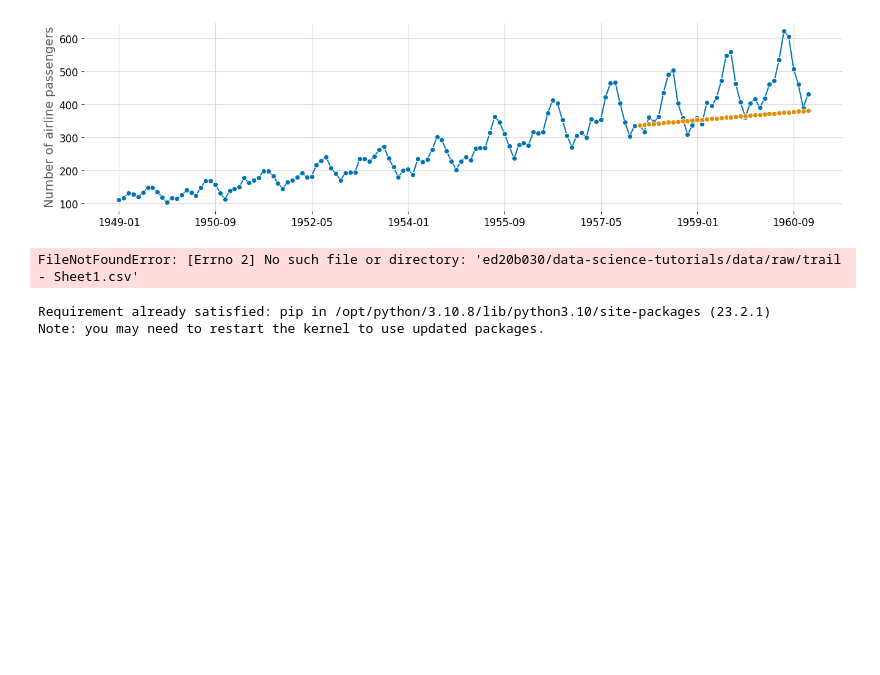
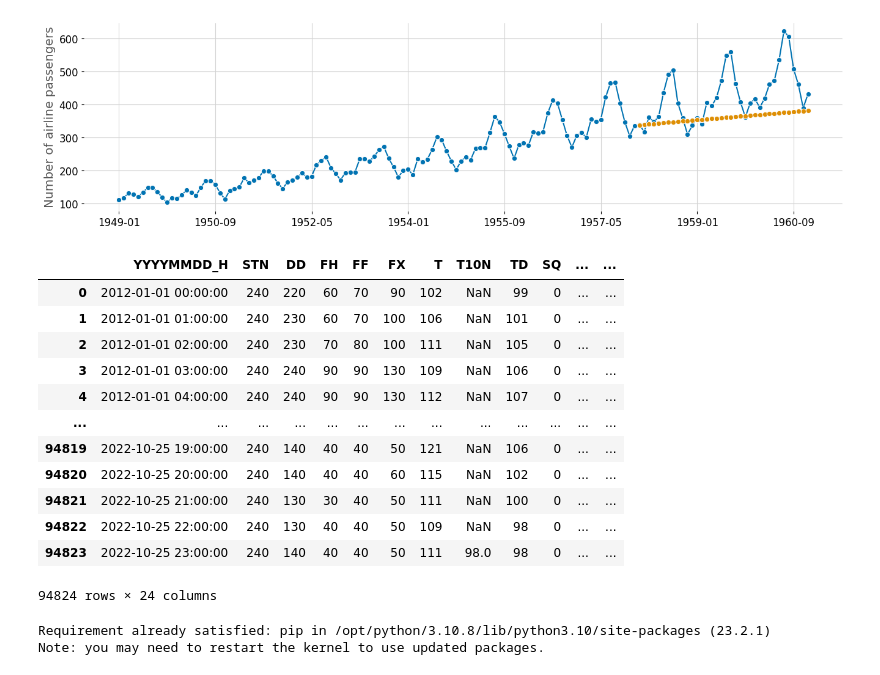
Before and after one commit to ed20b030/data-science-tutorials, a Jupyter notebook: notebooks/Predicting the Future with Sktime.ipynb, the cells around one changed output. Drawn from its saved outputs; the diff is of its cells as text; code cells hidden in the pictures; blank space fills up the shorter version.

```diff
--- a/notebooks/Predicting the Future with Sktime.ipynb
+++ b/notebooks/Predicting the Future with Sktime.ipynb
@@ -108,11 +108,24 @@ plot_series(y, y_pred)
 import numpy as np
 # %%
 # https://www.kaggle.com/datasets/fedesoriano/traffic-prediction-dataset
-biomass = pd.read_csv("ed20b030/data-science-tutorials/data/raw/trail - Sheet1.csv", skiprows = [x for x in range(2,2419)], usecols = [x for x in range(3,11)])
+biomass = pd.read_csv("data/raw/weather.csv")
+''' skiprows = [x for x in range(2,2419)], usecols = [x for x in range(3,11)])'''
 '''traffic = traffic.pivot(columns="Latitude", values="Vehicles")'''
 biomass
 # %% [output]
+|  | YYYYMMDD_H | STN | DD | FH | FF | FX | T | T10N | TD | SQ | ... | ... |
+| 0 | 2012-01-01 00:00:00 | 240 | 220 | 60 | 70 | 90 | 102 | NaN | 99 | 0 | ... | ... |
+| 1 | 2012-01-01 01:00:00 | 240 | 230 | 60 | 70 | 100 | 106 | NaN | 101 | 0 | ... | ... |
+| 2 | 2012-01-01 02:00:00 | 240 | 230 | 70 | 80 | 100 | 111 | NaN | 105 | 0 | ... | ... |
+| 3 | 2012-01-01 03:00:00 | 240 | 240 | 90 | 90 | 130 | 109 | NaN | 106 | 0 | ... | ... |
+| 4 | 2012-01-01 04:00:00 | 240 | 240 | 90 | 90 | 130 | 112 | NaN | 107 | 0 | ... | ... |
+| ... | ... | ... | ... | ... | ... | ... | ... | ... | ... | ... | ... | ... |
+| 94819 | 2022-10-25 19:00:00 | 240 | 140 | 40 | 40 | 50 | 121 | NaN | 106 | 0 | ... | ... |
+| 94820 | 2022-10-25 20:00:00 | 240 | 140 | 40 | 40 | 60 | 115 | NaN | 102 | 0 | ... | ... |
+| 94821 | 2022-10-25 21:00:00 | 240 | 130 | 30 | 40 | 50 | 111 | NaN | 100 | 0 | ... | ... |
+| 94822 | 2022-10-25 22:00:00 | 240 | 130 | 40 | 40 | 50 | 109 | NaN | 98 | 0 | ... | ... |
+| 94823 | 2022-10-25 23:00:00 | 240 | 140 | 40 | 40 | 50 | 111 | 98.0 | 98 | 0 | ... | ... |
-FileNotFoundError: [Errno 2] No such file or directory: 'ed20b030/data-science-tutorials/data/raw/trail - Sheet1.csv'
+94824 rows × 24 columns
 # %%
 def sktime_forecast(dataset, horizon, forecaster, validation=False, confidence=0.9, frequency="Y"):
     """Loop over a time series dataframe, train an sktime forecasting model, and visualize the results.
```
Also changed, not shown: 2 other files.
